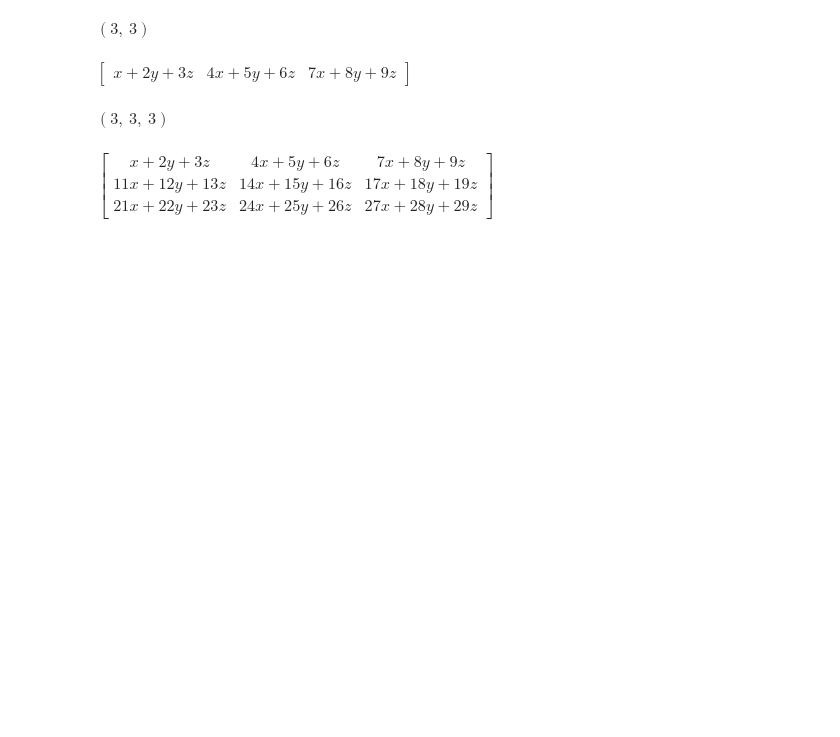
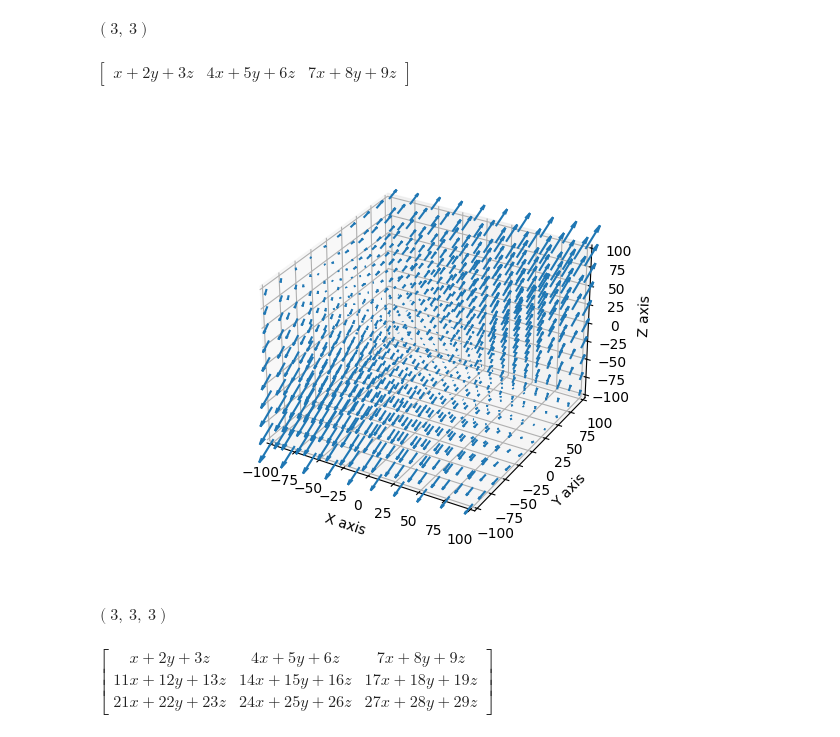
Before and after one commit to obouchaara/mechpy, a Jupyter notebook: notebooks/field.ipynb, the cells around one changed output. Cells and saved outputs as stored; diff of their text form; code cells hidden in the pictures; blank space fills up the shorter version.

```diff
--- a/notebooks/field.ipynb
+++ b/notebooks/field.ipynb
@@ -22,6 +29,10 @@ display(vector_field.data)
 # %% [output]
 $\displaystyle \left( 3, \  3\right)$
 $\displaystyle \left[\begin{matrix}x + 2 y + 3 z & 4 x + 5 y + 6 z & 7 x + 8 y + 9 z\end{matrix}\right]$
+# %%
+vector_field.plot()
+# %% [output]
+[figure, added]
 # %%
 data = sp.Array([[[1, 2, 3], [4, 5, 6], [7, 8, 9]], [[11, 12, 13], [14, 15, 16], [17, 18, 19]], [[21, 22, 23], [24, 25, 26], [27, 28, 29]]])
 display(data.shape)
```
Also changed, not shown: parts of 2 cells of this notebook, 5 other files.
